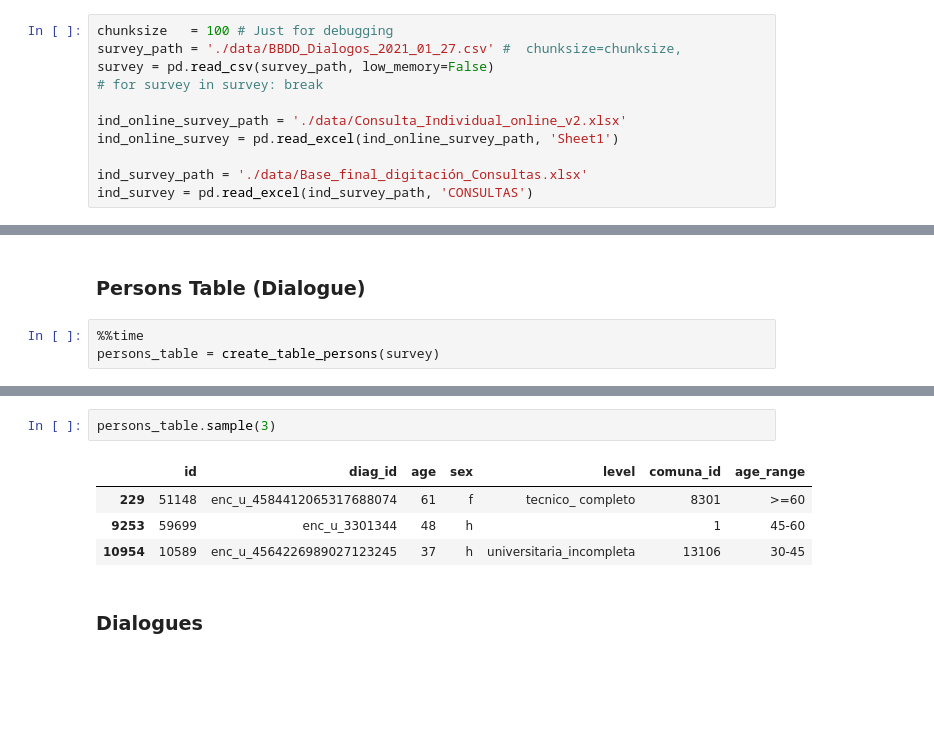
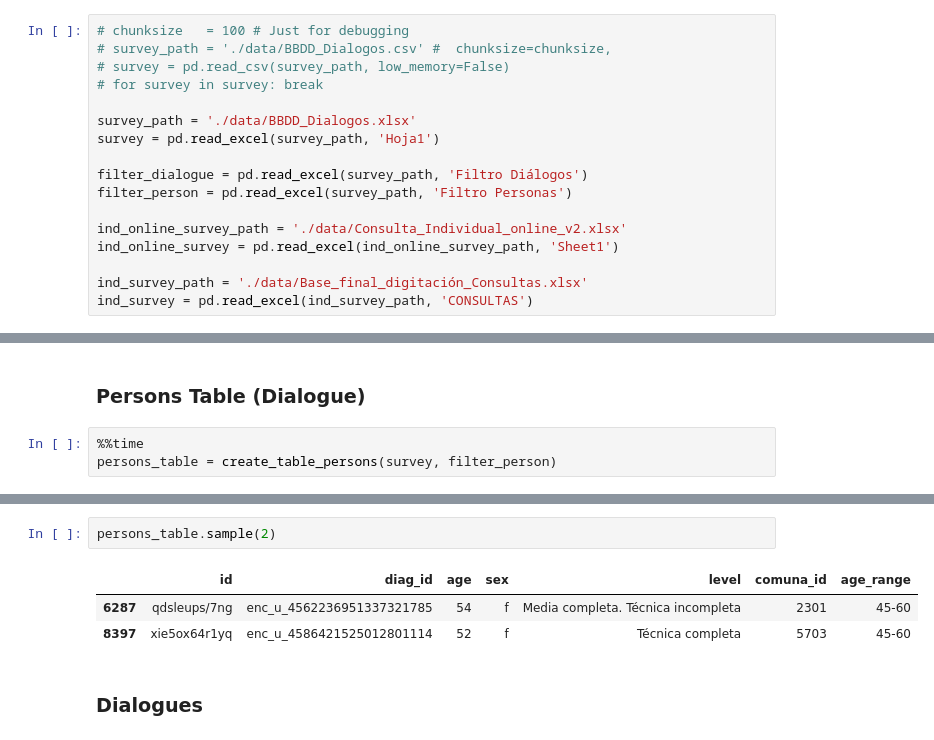
Before and after one commit to ECQQ/preprocessing, a Jupyter notebook: Pipeline.ipynb, the cells around one changed output, grey strips where cells are left out. Saved outputs shown, nothing was run; the diff lists cells and outputs as text; blank space fills up the shorter version.

```diff
--- a/Pipeline.ipynb
+++ b/Pipeline.ipynb
@@ -25,10 +30,16 @@ pd.options.mode.chained_assignment = None
 # %% [markdown]
 ## Loading Data Surveys
 # %%
-chunksize   = 100 # Just for debugging
-survey_path = './data/BBDD_Dialogos_2021_01_27.csv' #  chunksize=chunksize,
-survey = pd.read_csv(survey_path, low_memory=False)
+# chunksize   = 100 # Just for debugging
+# survey_path = './data/BBDD_Dialogos.csv' #  chunksize=chunksize,
+# survey = pd.read_csv(survey_path, low_memory=False)
 # for survey in survey: break
+
+survey_path = './data/BBDD_Dialogos.xlsx'
+survey = pd.read_excel(survey_path, 'Hoja1')
+
+filter_dialogue = pd.read_excel(survey_path, 'Filtro Diálogos')
+filter_person = pd.read_excel(survey_path, 'Filtro Personas')
 
 ind_online_survey_path = './data/Consulta_Individual_online_v2.xlsx'
 ind_online_survey = pd.read_excel(ind_online_survey_path, 'Sheet1')
@@ -53,5 +62,5 @@ ind_online_survey.sample(2)
 ### Persons Table (Dialogue)
 # %%
 %%time
-persons_table = create_table_persons(survey)
+persons_table = create_table_persons(survey, filter_person)
 # %% [output]
@@ -60,10 +69,9 @@ Wall time: 1min 31s
 # %%
-persons_table.sample(3)
+persons_table.sample(2)
 # %% [output]
 |  | id | diag_id | age | sex | level | comuna_id | age_range |
-| 229 | 51148 | enc_u_4584412065317688074 | 61 | f | tecnico_ completo | 8301 | >=60 |
-| 9253 | 59699 | enc_u_3301344 | 48 | h |  | 1 | 45-60 |
-| 10954 | 10589 | enc_u_4564226989027123245 | 37 | h | universitaria_incompleta | 13106 | 30-45 |
+| 6287 | qdsleups/7ng | enc_u_4562236951337321785 | 54 | f | Media completa. Técnica incompleta | 2301 | 45-60 |
+| 8397 | xie5ox64r1yq | enc_u_4586421525012801114 | 52 | f | Técnica completa | 5703 | 45-60 |
 # %% [markdown]
 ### Dialogues
 # %%
```
Also changed, not shown: parts of 41 cells of this notebook, 57 other files.
